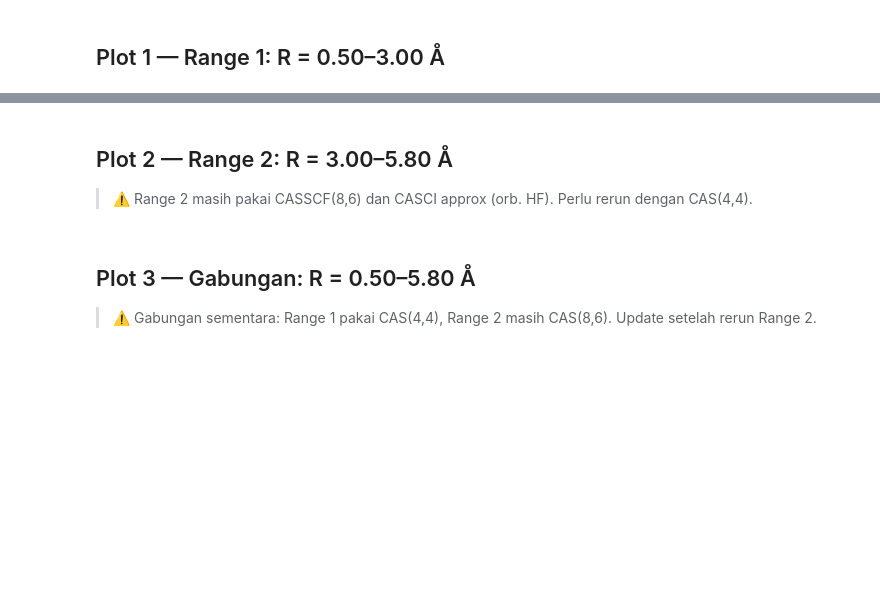
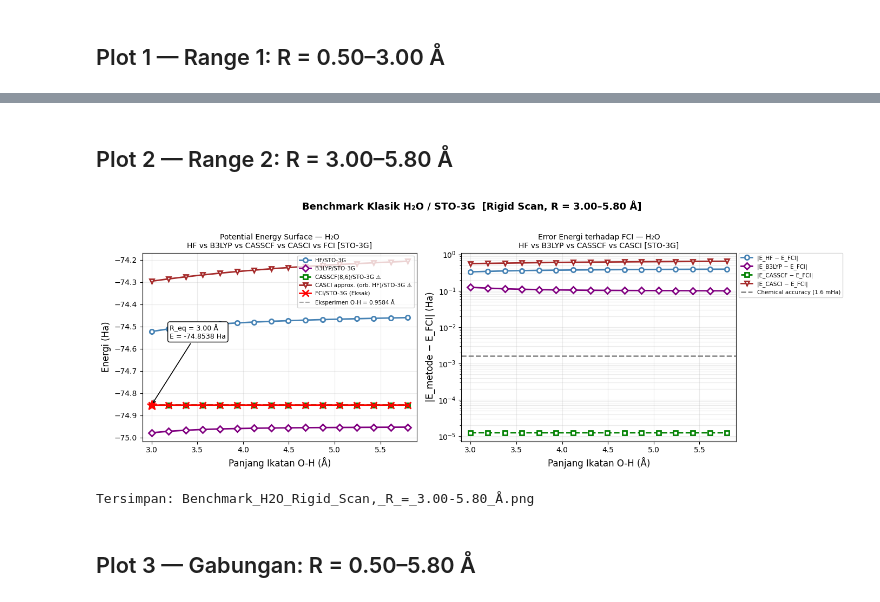
Before and after one commit to xavierralynne-star/Quantum-Computing, a Jupyter notebook: Orca/Simulasi_Klasik_H2O/Benchmark_H2O_Klasik (3).ipynb, the cells around one changed output, grey strips where cells are left out. Cells and saved outputs as stored; diff of their text form; code cells hidden in the pictures; blank space fills up the shorter version.

```diff
--- a/Orca/Simulasi_Klasik_H2O/Benchmark_H2O_Klasik (3).ipynb
+++ b/Orca/Simulasi_Klasik_H2O/Benchmark_H2O_Klasik (3).ipynb
@@ -59,17 +59,17 @@ E_DFT_2 = [-74.978349035693, -74.971811585530, -74.967052753684, -74.96361851020
            -74.956209915630, -74.955566109252, -74.955037999623, -74.954590096830,
            -74.954194236378, -74.953834119120, -74.953501929942, -74.953193119852]
 
-# ⚠️ Ini masih CASSCF(8,6) — perlu rerun dengan CAS(4,4)
-E_CASSCF_2 = [-74.853800879561, -74.853673685229, -74.853619967175, -74.853598086866,
-              -74.853589520413, -74.853586324794, -74.853585175362, -74.853584775695,
-              -74.853584635491, -74.853584582274, -74.853584559208, -74.853584547937,
-              -74.853584542228, -74.853584539370, -74.853584538008, -74.853584537416]
+# CASSCF(4,4) Range 2: hasil rerun dengan CAS(4,4) (dari H2O_CASSCF.out)
+E_CASSCF_2 = [-74.851469000930, -74.851348567132, -74.851298073132, -74.851277735264,
+              -74.851269901121, -74.851266982052, -74.851265935711, -74.851265590278,
+              -74.851265486804, -74.851265459972, -74.851265455302, -74.851265456611,
+              -74.851265459157, -74.851265461587, -74.851265463531, -74.851265464944]
 
-# ⚠️ Ini CASCI approx (orb. HF) — belum diperbaiki seperti Range 1
-E_CASCI_2 = [-74.296148421311, -74.285965953945, -74.276550394586, -74.267930711833,
-             -74.260074810727, -74.252921925902, -74.246401565473, -74.240443776501,
-             -74.234984044355, -74.229965081437, -74.225336979471, -74.221056608023,
-             -74.217086751965, -74.213395233416, -74.209954120995, -74.206739059067]
+# CASCI fixed Range 2: orbital CASSCF(4,4) (dari H2O_CASCI_fixed_R2.*.out)
+E_CASCI_2 = [-74.851469000930, -74.851348553573, -74.851298078688, -74.851277735264,
+             -74.851269900304, -74.851266982354, -74.851265935711, -74.851265590245,
+             -74.851265486813, -74.851265459971, -74.851265455302, -74.851265456611,
+             -74.851265459157, -74.851265461587, -74.851265463531, -74.851265464944]
 
 E_FCI_2 = [-74.853813368661, -74.853686145562, -74.853632413302, -74.853610531439,
            -74.853601967099, -74.853598758771, -74.853597608561, -74.853597208674,
@@ -187,15 +194,16 @@ plot_h2o(R1, E_HF_1, E_DFT_1, E_CASSCF_1, E_CASCI_1, E_FCI_1,
 # %% [markdown]
 ## Plot 2 — Range 2: R = 3.00–5.80 Å
-> ⚠️ Range 2 masih pakai CASSCF(8,6) dan CASCI approx (orb. HF). Perlu rerun dengan CAS(4,4).
 # %%
 plot_h2o(R2, E_HF_2, E_DFT_2, E_CASSCF_2, E_CASCI_2, E_FCI_2,
          '[Rigid Scan, R = 3.00–5.80 Å]',
          xlim=(2.9, 5.9),
-         casscf_label='CASSCF(8,6)/STO-3G ⚠️',
-         casci_label='CASCI approx. (orb. HF)/STO-3G ⚠️')
+         casscf_label='CASSCF(4,4)/STO-3G ⚠️',
+         casci_label='CASCI fixed (orb. CASSCF)/STO-3G')
+# %% [output]
+[figure, added]
+Tersimpan: Benchmark_H2O_Rigid_Scan,_R_=_3.00-5.80_Å.png
 # %% [markdown]
 ## Plot 3 — Gabungan: R = 0.50–5.80 Å
-> ⚠️ Gabungan sementara: Range 1 pakai CAS(4,4), Range 2 masih CAS(8,6). Update setelah rerun Range 2.
 # %%
 plot_h2o(R_gab, E_HF_gab, E_DFT_gab, E_CASSCF_gab, E_CASCI_gab, E_FCI_gab,
          '[Rigid Scan, R = 0.50–5.80 Å]',
```
Also changed, not shown: parts of 3 cells of this notebook, 3 other files.
